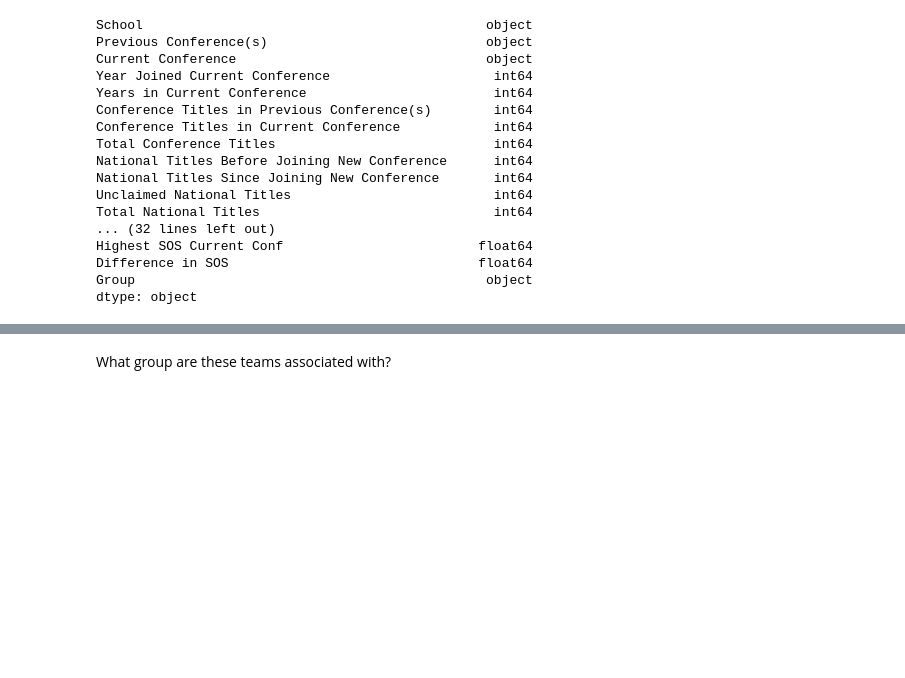
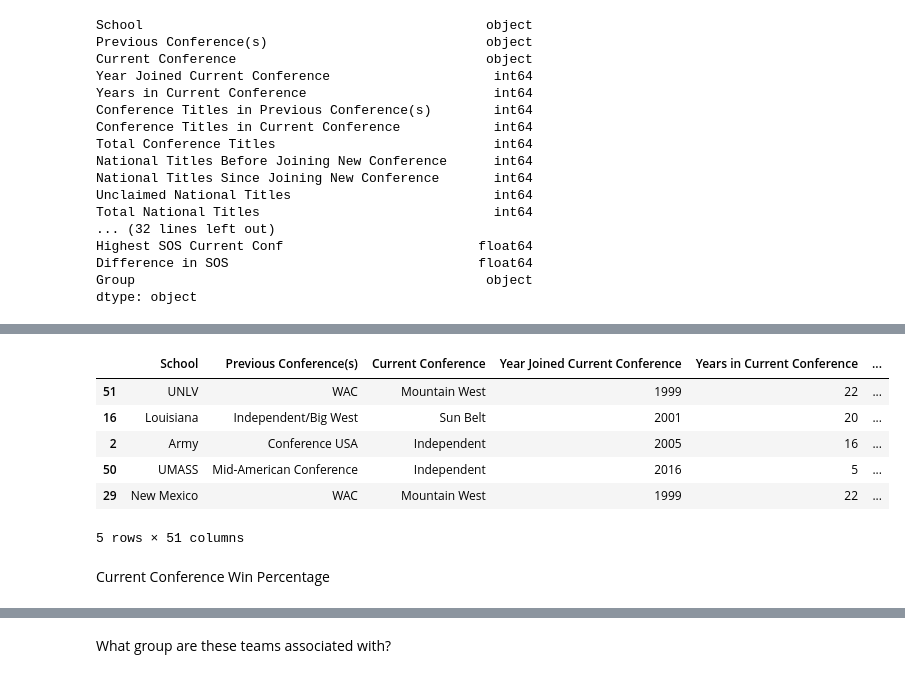
Before and after one commit to LJRollerII/Conference_Realignment_In_College_Football, a Jupyter notebook: notebooks/CFB_Realignment.ipynb, the cells around one changed output, grey strips where cells are left out. Drawn from its saved outputs; the diff is of its cells as text; code cells hidden in the pictures; blank space fills up the shorter version.

```diff
--- a/notebooks/CFB_Realignment.ipynb
+++ b/notebooks/CFB_Realignment.ipynb
@@ -98,0 +174,13 @@ dtype: object
+# %%
+bottom5_prevconfwinpct = cfb_realignment.nsmallest(5,'Previous Conference Win Pct')
+bottom5_prevconfwinpct.head()
+# %% [output]
+|  | School | Previous Conference(s) | Current Conference | Year Joined Current Conference | Years in Current Conference | ... |
+| 51 | UNLV | WAC | Mountain West | 1999 | 22 | ... |
+| 16 | Louisiana | Independent/Big West | Sun Belt | 2001 | 20 | ... |
+| 2 | Army | Conference USA | Independent | 2005 | 16 | ... |
+| 50 | UMASS | Mid-American Conference | Independent | 2016 | 5 | ... |
+| 29 | New Mexico | WAC | Mountain West | 1999 | 22 | ... |
+5 rows × 51 columns
+# %% [markdown]
+Current Conference Win Percentage
```
Also changed, not shown: parts of 43 cells of this notebook.
